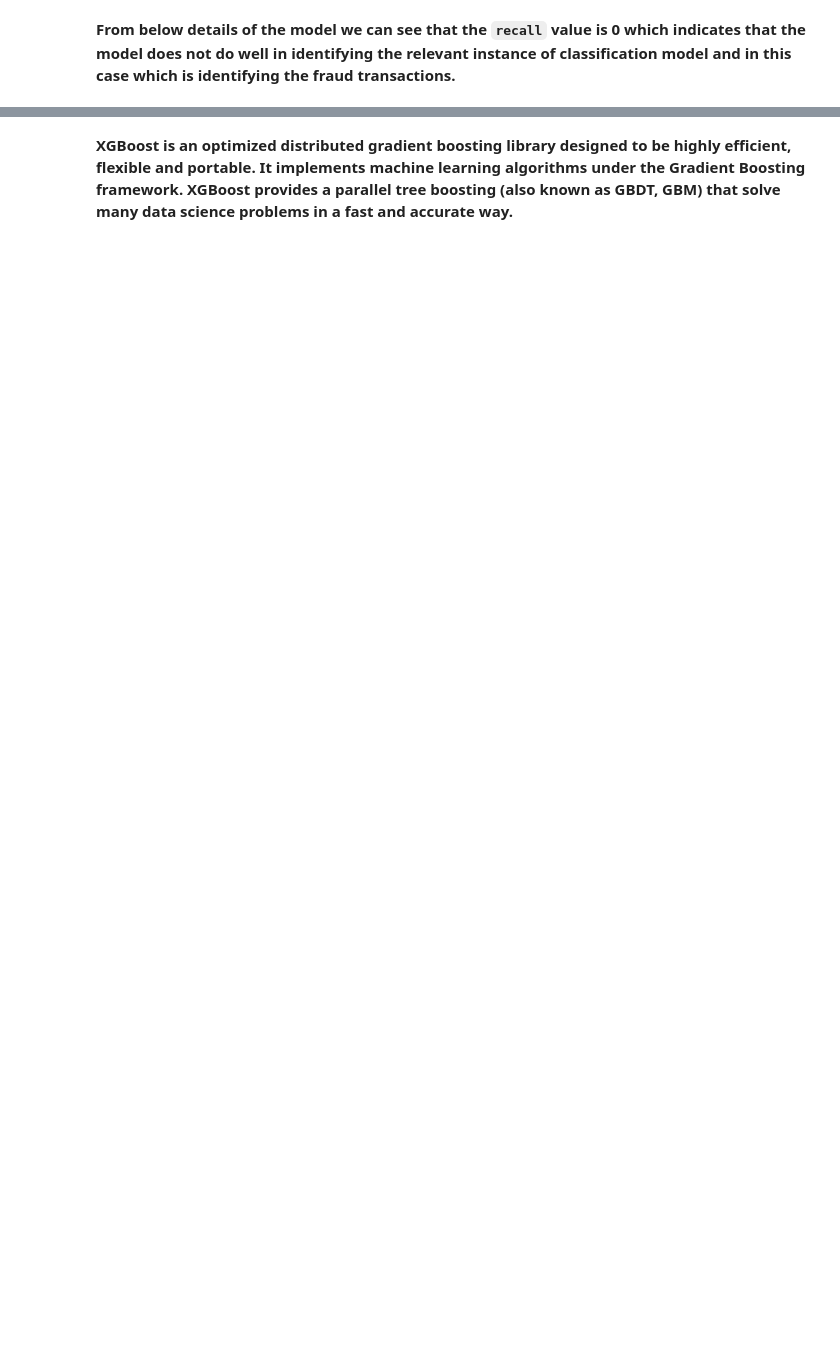
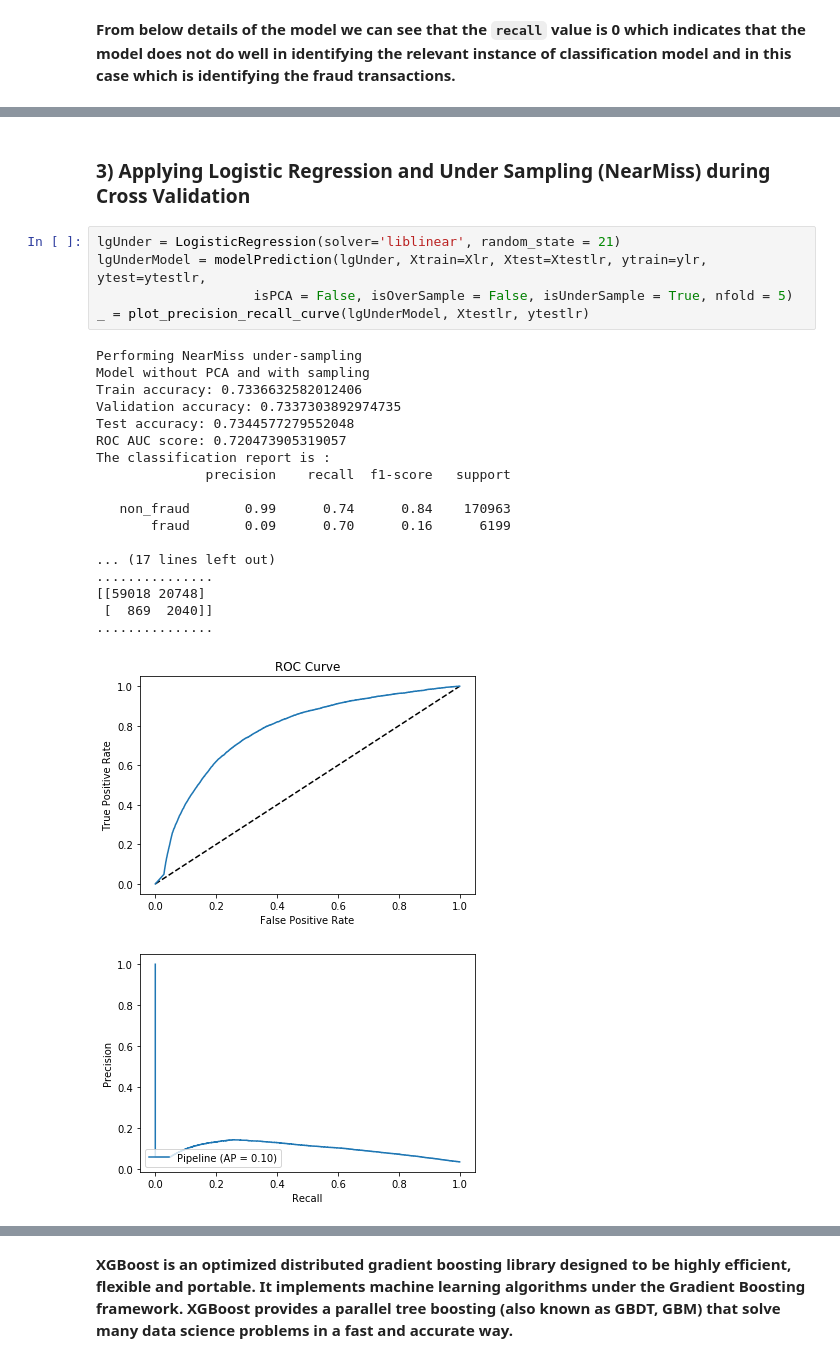
Before and after one commit to Suman-Saini/CapstoneProject_1, a Jupyter notebook: MachineLearning/MachineLearning.ipynb, the cells around one changed output, grey strips where cells are left out. Drawn from its saved outputs; the diff is of its cells as text; blank space fills up the shorter version.

```diff
--- a/MachineLearning/MachineLearning.ipynb
+++ b/MachineLearning/MachineLearning.ipynb
@@ -449,0 +361,27 @@ The roc_auc_score is : 0.7487818114812206
+# %% [markdown]
+### 3) Applying Logistic Regression and Under Sampling (NearMiss) during Cross Validation
+# %%
+lgUnder = LogisticRegression(solver='liblinear', random_state = 21)
+lgUnderModel = modelPrediction(lgUnder, Xtrain=Xlr, Xtest=Xtestlr, ytrain=ylr, ytest=ytestlr,
+                    isPCA = False, isOverSample = False, isUnderSample = True, nfold = 5)
+_ = plot_precision_recall_curve(lgUnderModel, Xtestlr, ytestlr)
+# %% [output]
+Performing NearMiss under-sampling
+Model without PCA and with sampling
+Train accuracy: 0.7336632582012406
+Validation accuracy: 0.7337303892974735
+Test accuracy: 0.7344577279552048
+ROC AUC score: 0.720473905319057
+The classification report is :
+              precision    recall  f1-score   support
+
+   non_fraud       0.99      0.74      0.84    170963
+       fraud       0.09      0.70      0.16      6199
+
+... (17 lines left out)
+...............
+[[59018 20748]
+ [  869  2040]]
+...............
+[figure, added]
+[figure, added]
```
Also changed, not shown: parts of 59 cells of this notebook.
